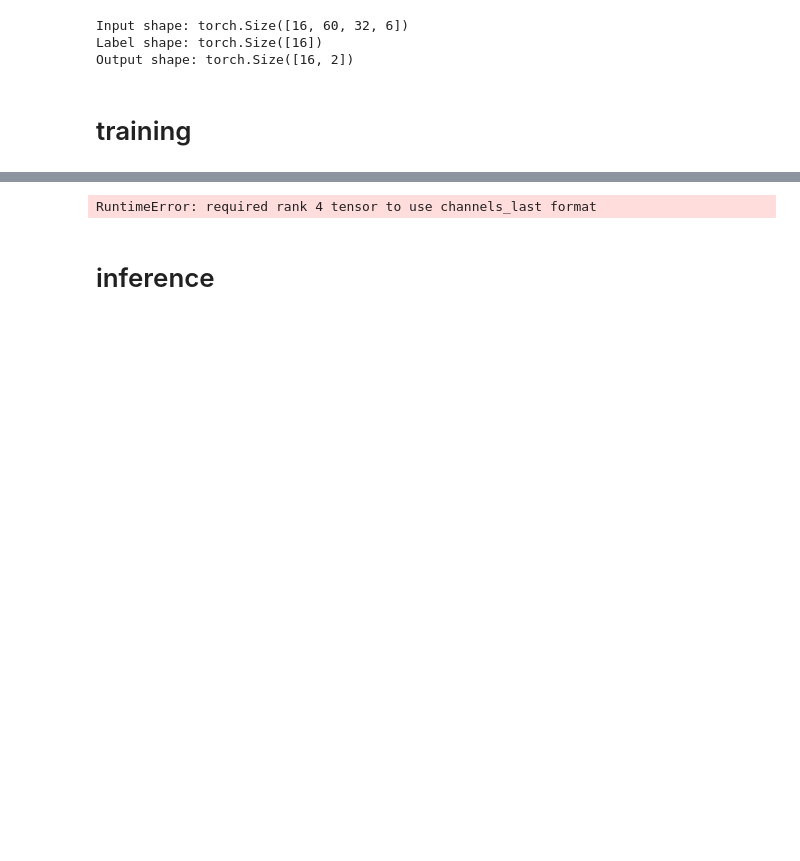
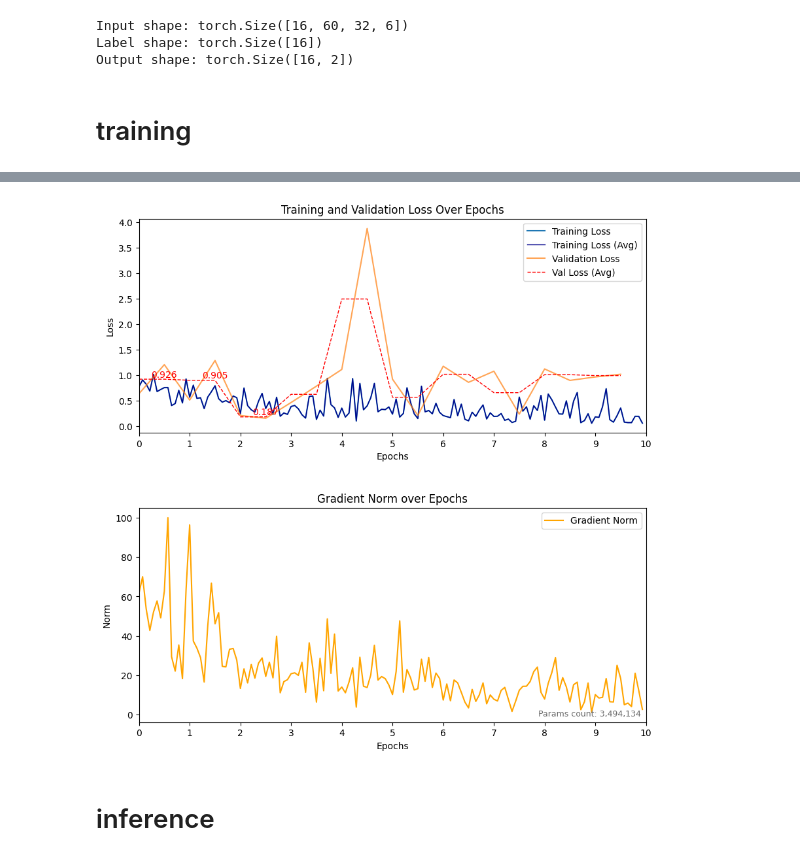
Before and after one commit to El-oan/radar_machine_learning, a Jupyter notebook: src/RaDataTouille_pointnet.ipynb, the cells around one changed output, grey strips where cells are left out. Cells and saved outputs as stored; diff of their text form; code cells hidden in the pictures; blank space fills up the shorter version.

```diff
--- a/src/RaDataTouille_pointnet.ipynb
+++ b/src/RaDataTouille_pointnet.ipynb
@@ -172,7 +176,7 @@ class RadHARDataset(Dataset):
 
     def __getitem__(self, idx):
         segment_idx, start_idx, label_idx = self.samples[idx]
-        segments, _, _, _ = build_window_index()
+        segments, _, _, _, _ = build_window_index()
         _, frames = segments[segment_idx]
         window = frames[start_idx:start_idx + CONFIG['frame_count']]
 
@@ -306,7 +310,7 @@ class MultiHeadedAttention(nn.Module):
 
     def __init__(self, feature_count, frame_count, dropout_rate):
         super().__init__()
-        head_amount = 8 if feature_count == 64 else 1
+        head_amount = 8
         self.head_dimension = feature_count // head_amount # smaller head space dimension
         self.head_amount = head_amount
         self.linears = nn.ModuleList([nn.Linear(feature_count, feature_count, bias=False) for _ in range(4)]) # Q, K, V, Out
@@ -345,6 +349,7 @@ class EncoderBlock(nn.Module):
         for in_dim, out_dim in zip(mlp_dims[:-1], mlp_dims[1:]):
             self.mlp_layers.append(nn.Linear(in_dim, out_dim))
             self.mlp_norms.append(PointBatchNorm(out_dim))
+        self.input_feature = input_feature
         self.attention = MultiHeadedAttention(input_feature, CONFIG['frame_count'], 0.1)
 
     def forward(self, x):
@@ -352,8 +357,9 @@ class EncoderBlock(nn.Module):
         self.trans_matrix = self.tnet(x) # (B, T, D, D)
         x = x @ self.trans_matrix # transform layer mutiplying the input by TNet matrix
 
-        #attention = self.attention(x)
-        #x = x + attention
+        if self.input_feature == 64:
+            attention = self.attention(x)
+            x = x + attention
 
         for linear, norm in zip(self.mlp_layers[:-1], self.mlp_norms[:-1]):
             x = F.relu(norm(linear(x)))
@@ -521,10 +527,6 @@ def plot(train_losses, valid_losses, all_grad_norms, model_param_count, num_epoc
     plt.plot(x_train, train_losses, label="Training Loss"); plt.plot(x_train, train_loss_rolling, label="Training Loss (Avg)", color="darkblue", linewidth=1); plt.plot(x_valid, valid_losses, label="Validation Loss", alpha=0.7); plt.plot(x_valid, epoch_mean_valid_losses, label="Val Loss (Avg)", color="red", linewidth=1, linestyle="--")
     plt.xlabel("Epochs"); plt.ylabel("Loss"); plt.legend(); plt.title("Training and Validation Loss Over Epochs")
     ax1.set_xlim(0, num_epochs); ax1.set_xticks(range(num_epochs + 1))
-    loss_values = pd.Series(train_losses + valid_losses + epoch_means).dropna()
-    q1, q3 = loss_values.quantile(0.25), loss_values.quantile(0.75)
-    bottom, top = max(0, q1 - 1.5 * (q3 - q1)), q3 + 1.5 * (q3 - q1)
-    if top < loss_values.max(): ax1.set_ylim(bottom, top + max((top - bottom) * 0.05, 1e-6))
     y_min, y_max = ax1.get_ylim()
     best_mean_val = float("inf")
     for i, mean_val in enumerate(epoch_means):
@@ -534,10 +536,6 @@ def plot(train_losses, valid_losses, all_grad_norms, model_param_count, num_epoc
     ax = plt.subplot(2, 1, 2)
     plt.plot(x_train, all_grad_norms, label="Gradient Norm", color="orange"); plt.xlabel("Epochs"); plt.ylabel("Norm"); plt.legend(); plt.title("Gradient Norm over Epochs")
     ax.set_xlim(0, num_epochs); ax.set_xticks(range(num_epochs + 1))
-    grad_values = pd.Series(all_grad_norms).dropna()
-    q1, q3 = grad_values.quantile(0.25), grad_values.quantile(0.75)
-    bottom, top = max(0, q1 - 1.5 * (q3 - q1)), q3 + 1.5 * (q3 - q1)
-    if top < grad_values.max(): ax.set_ylim(bottom, top + max((top - bottom) * 0.05, 1e-6))
     ax.text(0.99, 0.02, f"Params count: {model_param_count:,}", transform=ax.transAxes, ha="right", va="bottom", fontsize=9, color="dimgray")
 
     plt.subplots_adjust(hspace=0.35); plt.show()
@@ -604,6 +602,6 @@ def train_model(num_epochs=CONFIG["num_epochs"]):
     return model
 # %%
 if __name__ == "__main__":
-    train_model(20)
+    train_model(10)
 # %% [output]
 Training process starting...
@@ -611,4 +609,4 @@ Epoch n°0 Training ====
-RuntimeError: required rank 4 tensor to use channels_last format
+[figure, added]
 # %% [markdown]
 # inference
 # %%
```
Also changed, not shown: parts of 11 cells of this notebook, 7 other files.
